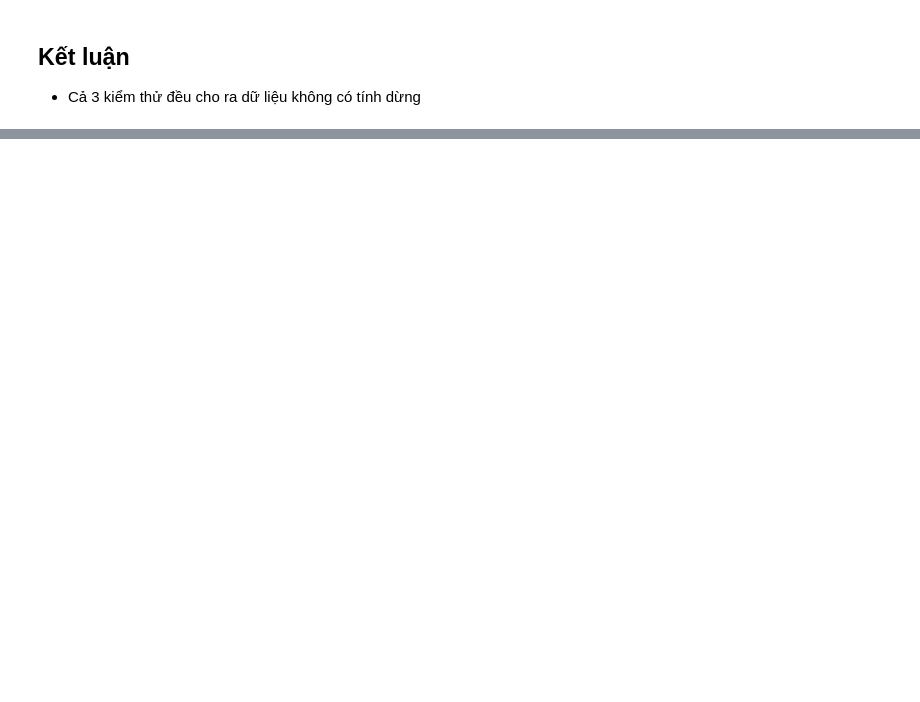
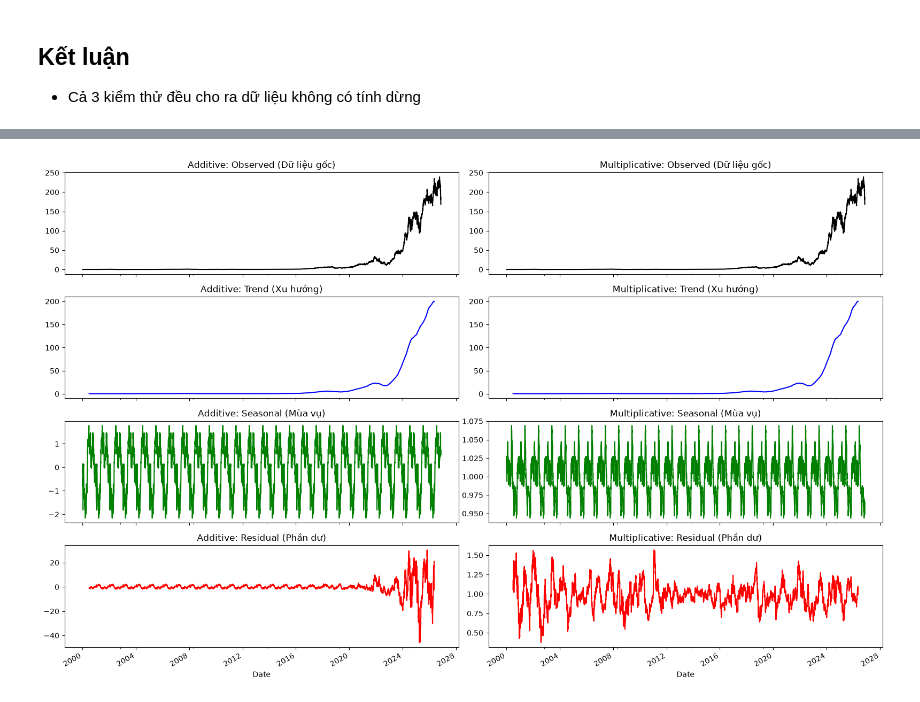
Before and after one commit to Quanbro07/data-mining, a Jupyter notebook: part_a.ipynb, the cells around one changed output, grey strips where cells are left out. Cells and saved outputs as stored; diff of their text form; code cells hidden in the pictures; blank space fills up the shorter version.

Commit message:
additve and multiplicative decompsition

```diff
--- a/part_a.ipynb
+++ b/part_a.ipynb
@@ -859,0 +974,51 @@ Kết luận (α=0.05)
+# %%
+from statsmodels.tsa.seasonal import seasonal_decompose
+
+period = 252
+# Additive
+decomp_add = seasonal_decompose(df_close_serires, model='additive', period=period)
+
+# Multi
+decomp_multi = seasonal_decompose(df_close_serires, model='multiplicative', period=period)
+
+trend_add = decomp_add.trend
+seasonal_add = decomp_add.seasonal
+resid_add = decomp_add.resid
+
+# Multiplicative components
+trend_multi = decomp_multi.trend
+seasonal_multi = decomp_multi.seasonal
+resid_multi = decomp_multi.resid
+
+fig, axes = plt.subplots(4, 2, figsize=(16, 10), sharex=True)
+
+# Cột 1: Additive
+axes[0, 0].set_title('Additive: Observed (Dữ liệu gốc)')
+decomp_add.observed.plot(ax=axes[0, 0], color='black')
+
+axes[1, 0].set_title('Additive: Trend (Xu hướng)')
+trend_add.plot(ax=axes[1, 0], color='blue')
+
+axes[2, 0].set_title('Additive: Seasonal (Mùa vụ)')
+seasonal_add.plot(ax=axes[2, 0], color='green')
+
+axes[3, 0].set_title('Additive: Residual (Phần dư)')
+resid_add.plot(ax=axes[3, 0], color='red')
+
+# Cột 2: Multiplicative
+axes[0, 1].set_title('Multiplicative: Observed (Dữ liệu gốc)')
+decomp_multi.observed.plot(ax=axes[0, 1], color='black')
+
+axes[1, 1].set_title('Multiplicative: Trend (Xu hướng)')
+trend_multi.plot(ax=axes[1, 1], color='blue')
+
+axes[2, 1].set_title('Multiplicative: Seasonal (Mùa vụ)')
+seasonal_multi.plot(ax=axes[2, 1], color='green')
+
+axes[3, 1].set_title('Multiplicative: Residual (Phần dư)')
+resid_multi.plot(ax=axes[3, 1], color='red')
+
+plt.tight_layout()
+plt.show()
+# %% [output]
+[figure, added]
```
Also changed, not shown: parts of 16 cells of this notebook.
